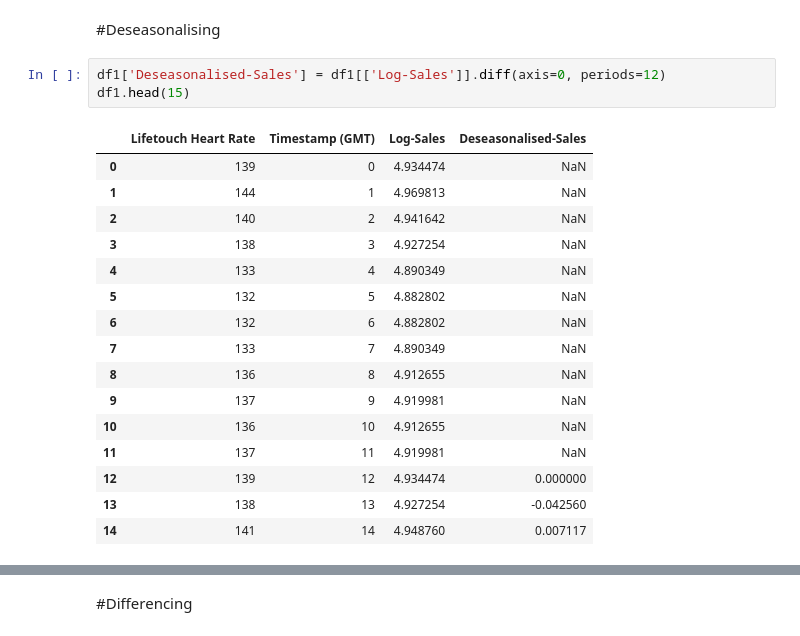
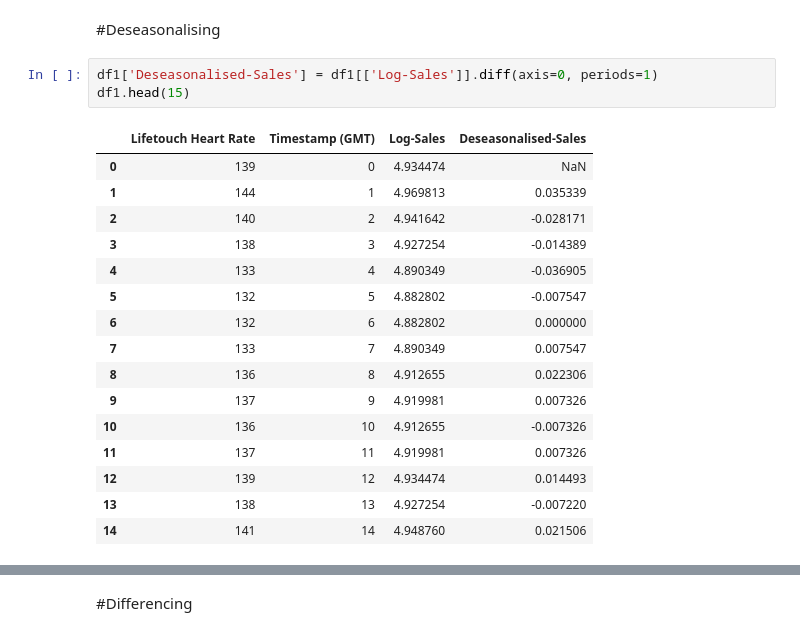
Before and after one commit to yamini542/Applied-AI, a Jupyter notebook: Copy_of_AI_ASS_Tas1_Time_series_Analysis.ipynb, the cells around one changed output, grey strips where cells are left out. Drawn from its saved outputs; the diff is of its cells as text.

```diff
--- a/Copy_of_AI_ASS_Tas1_Time_series_Analysis.ipynb
+++ b/Copy_of_AI_ASS_Tas1_Time_series_Analysis.ipynb
@@ -299,22 +290,22 @@ plt.show()
 # %% [markdown]
 #Deseasonalising
 # %%
-df1['Deseasonalised-Sales'] = df1[['Log-Sales']].diff(axis=0, periods=12)
+df1['Deseasonalised-Sales'] = df1[['Log-Sales']].diff(axis=0, periods=1)
 df1.head(15)
 # %% [output]
 |  | Lifetouch Heart Rate | Timestamp (GMT) | Log-Sales | Deseasonalised-Sales |
 | 0 | 139 | 0 | 4.934474 | NaN |
-| 1 | 144 | 1 | 4.969813 | NaN |
-| 2 | 140 | 2 | 4.941642 | NaN |
-| 3 | 138 | 3 | 4.927254 | NaN |
-| 4 | 133 | 4 | 4.890349 | NaN |
-| 5 | 132 | 5 | 4.882802 | NaN |
-| 6 | 132 | 6 | 4.882802 | NaN |
-| 7 | 133 | 7 | 4.890349 | NaN |
-| 8 | 136 | 8 | 4.912655 | NaN |
-| 9 | 137 | 9 | 4.919981 | NaN |
-| 10 | 136 | 10 | 4.912655 | NaN |
-| 11 | 137 | 11 | 4.919981 | NaN |
-| 12 | 139 | 12 | 4.934474 | 0.000000 |
-| 13 | 138 | 13 | 4.927254 | -0.042560 |
-| 14 | 141 | 14 | 4.948760 | 0.007117 |
+| 1 | 144 | 1 | 4.969813 | 0.035339 |
+| 2 | 140 | 2 | 4.941642 | -0.028171 |
+| 3 | 138 | 3 | 4.927254 | -0.014389 |
+| 4 | 133 | 4 | 4.890349 | -0.036905 |
+| 5 | 132 | 5 | 4.882802 | -0.007547 |
+| 6 | 132 | 6 | 4.882802 | 0.000000 |
+| 7 | 133 | 7 | 4.890349 | 0.007547 |
+| 8 | 136 | 8 | 4.912655 | 0.022306 |
+| 9 | 137 | 9 | 4.919981 | 0.007326 |
+| 10 | 136 | 10 | 4.912655 | -0.007326 |
+| 11 | 137 | 11 | 4.919981 | 0.007326 |
+| 12 | 139 | 12 | 4.934474 | 0.014493 |
+| 13 | 138 | 13 | 4.927254 | -0.007220 |
+| 14 | 141 | 14 | 4.948760 | 0.021506 |
```
Also changed, not shown: parts of 22 cells of this notebook.
